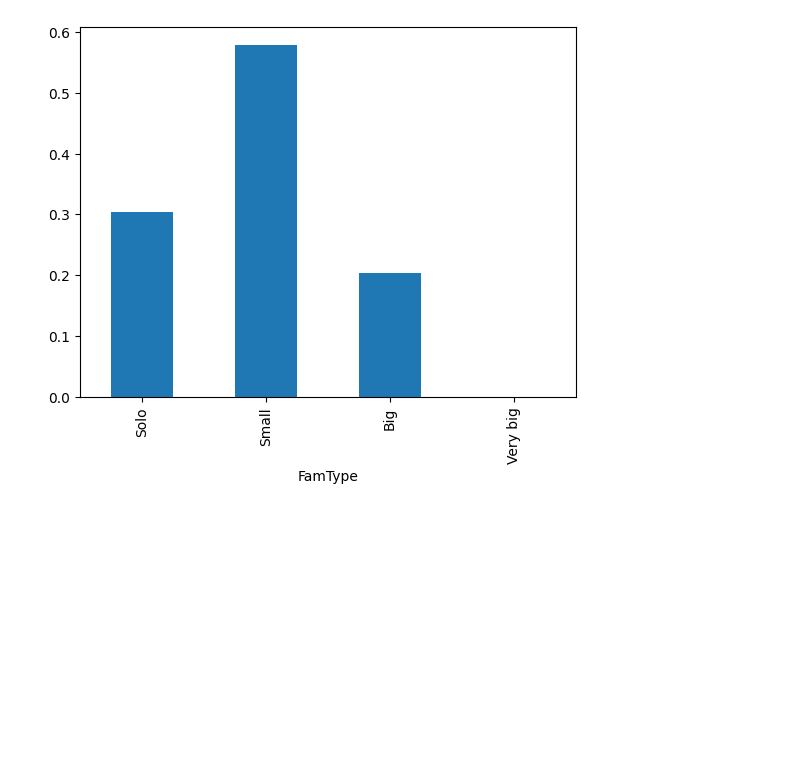
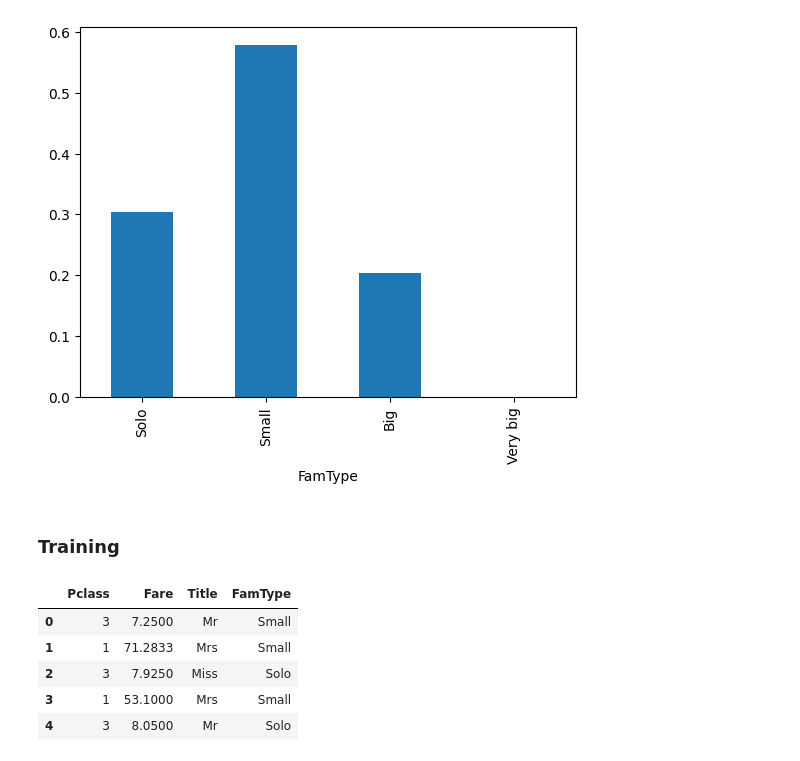
Before and after one commit to Marcin-Rozmus/titanic_ml, a Jupyter notebook: notebook.ipynb, the cells around one changed output. Cells and saved outputs as stored; diff of their text form; code cells hidden in the pictures; blank space fills up the shorter version.

Commit message:
Model training

```diff
--- a/notebook.ipynb
+++ b/notebook.ipynb
@@ -326,3 +334,17 @@ df_train.groupby('FamType').Survived.mean().plot(kind='bar')
 # %% [output]
 <Axes: xlabel='FamType'>
 [figure]
+# %% [markdown]
+### Training
+# %%
+y = df_train['Survived']
+features = ['Pclass', 'Fare', 'Title', 'FamType']
+X = df_train[features]
+X.head()
+# %% [output]
+|  | Pclass | Fare | Title | FamType |
+| 0 | 3 | 7.2500 | Mr | Small |
+| 1 | 1 | 71.2833 | Mrs | Small |
+| 2 | 3 | 7.9250 | Miss | Solo |
+| 3 | 1 | 53.1000 | Mrs | Small |
+| 4 | 3 | 8.0500 | Mr | Solo |
```
Also changed, not shown: parts of 5 cells of this notebook.
